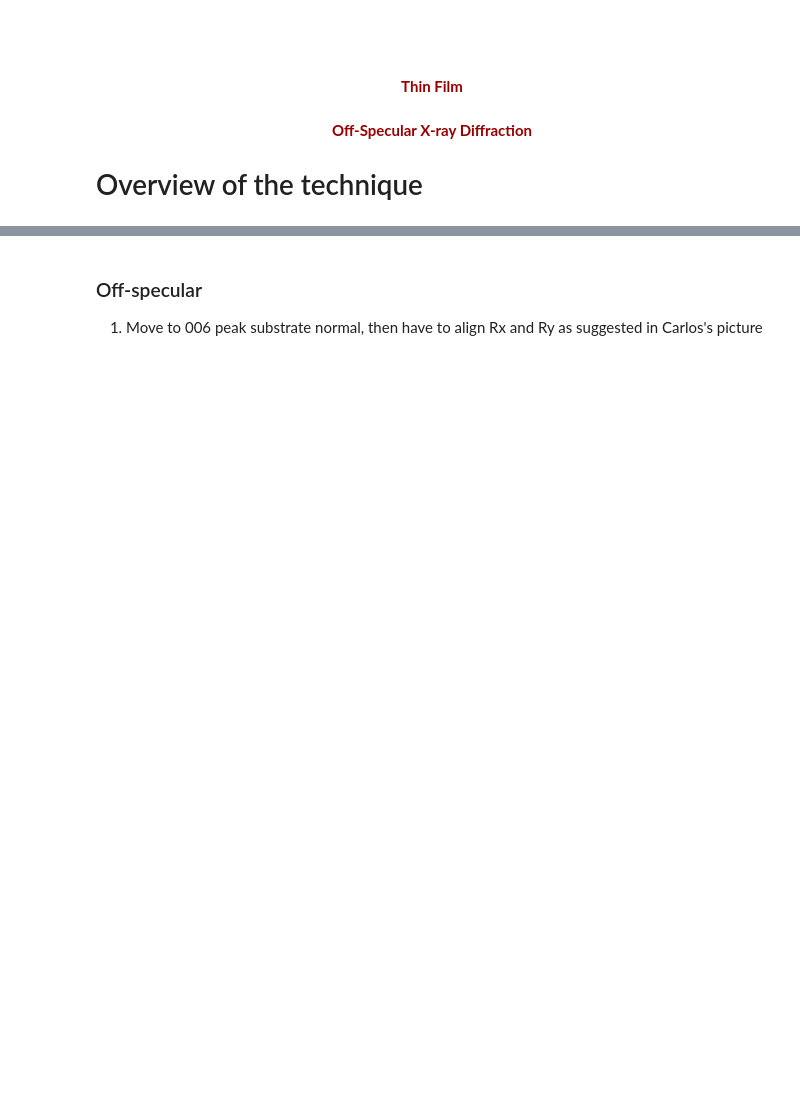
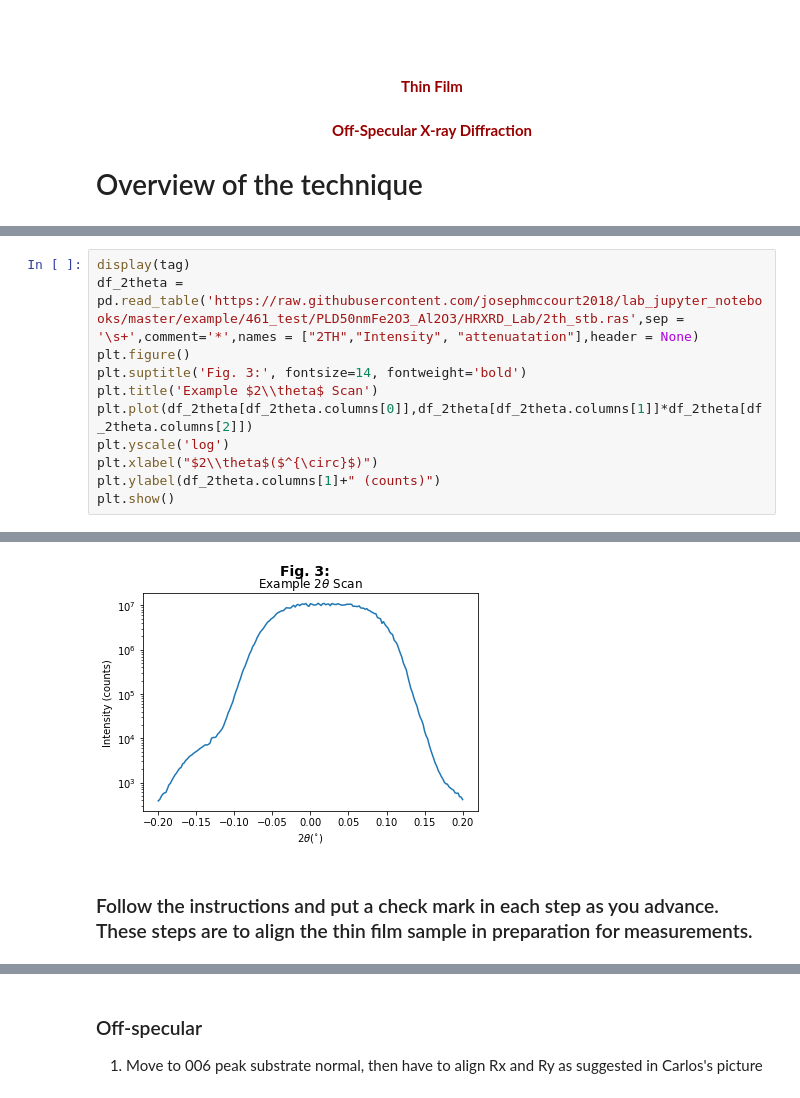
Before and after one commit to josephmccourt2018/lab_jupyter_notebooks, a Jupyter notebook: HRXRD_Off_Specular_Lab3.ipynb, the cells around one changed output, grey strips where cells are left out. Cells and saved outputs as stored; diff of their text form; blank space fills up the shorter version.

Commit message:
editing off specular notebook and added example data for off specular

```diff
--- a/HRXRD_Off_Specular_Lab3.ipynb
+++ b/HRXRD_Off_Specular_Lab3.ipynb
@@ -145,0 +261,12 @@ Notice that when you look at stereographic projections, it will give you value o
+# %%
+display(tag)
+df_2theta = pd.read_table('https://raw.githubusercontent.com/josephmccourt2018/lab_jupyter_notebooks/master/example/461_test/PLD50nmFe2O3_Al2O3/HRXRD_Lab/2th_stb.ras',sep = '\s+',comment='*',names = ["2TH","Intensity", "attenuatation"],header = None)
+plt.figure()
+plt.suptitle('Fig. 3:', fontsize=14, fontweight='bold')
+plt.title('Example $2\\theta$ Scan')
+plt.plot(df_2theta[df_2theta.columns[0]],df_2theta[df_2theta.columns[1]]*df_2theta[df_2theta.columns[2]])
+plt.yscale('log')
+plt.xlabel("$2\\theta$($^{\circ}$)")
+plt.ylabel(df_2theta.columns[1]+" (counts)")
+plt.show()
+# %% [output]
@@ -145,0 +274,3 @@ Notice that when you look at stereographic projections, it will give you value o
+[figure, added]
+# %% [markdown]
+### Follow the instructions and put a check mark in each step as you advance. These steps are to align the thin film sample in preparation for measurements.
```
Also changed, not shown: parts of 25 cells of this notebook, 8 other files.
